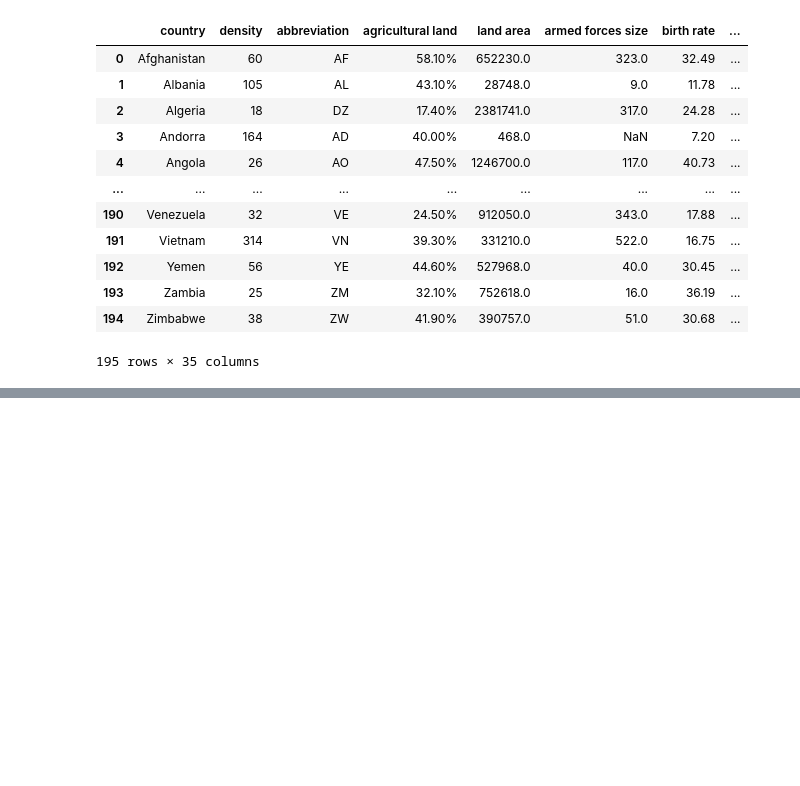
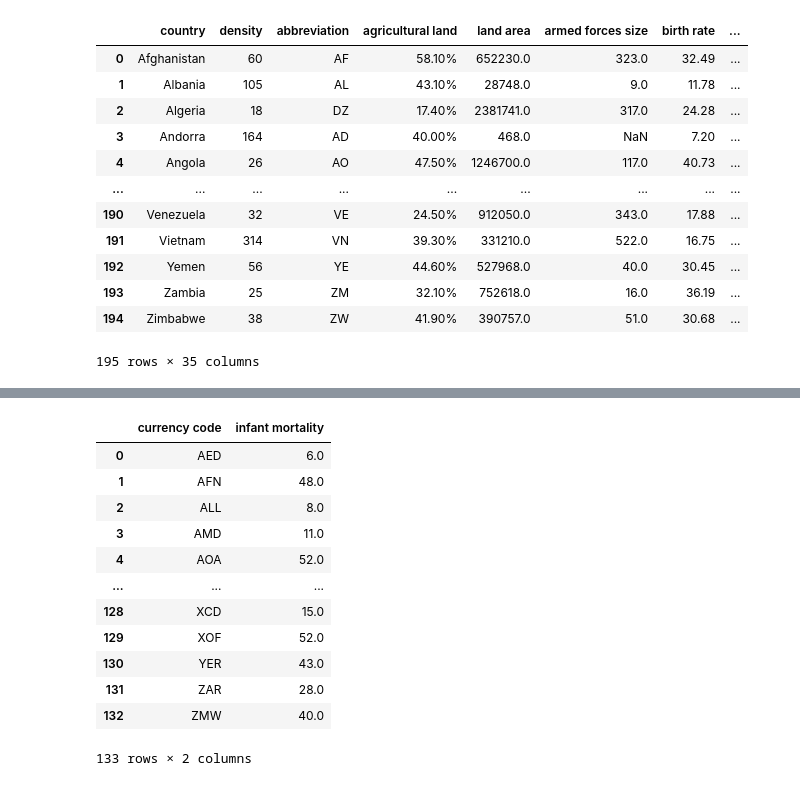
Before and after one commit to LauraGenesis/-promoG-modulo3-sprint1-pairprogramming-ISABEL_CORREA-LAURA_GENESIS, a Jupyter notebook: 2groupby.ipynb, the cells around one changed output, grey strips where cells are left out. Drawn from its saved outputs; the diff is of its cells as text; code cells hidden in the pictures; blank space fills up the shorter version.

```diff
--- a/2groupby.ipynb
+++ b/2groupby.ipynb
@@ -120,0 +169,18 @@ df.to_csv('world-data-limpio2.csv')
+# %%
+#3.¿Cuál es la tasa de mortalidad infantil promedio por moneda?
+mortalidad_por_moneda = df.groupby('currency code')['infant mortality'].mean().round().reset_index()
+mortalidad_por_moneda
+# %% [output]
+|  | currency code | infant mortality |
+| 0 | AED | 6.0 |
+| 1 | AFN | 48.0 |
+| 2 | ALL | 8.0 |
+| 3 | AMD | 11.0 |
+| 4 | AOA | 52.0 |
+| ... | ... | ... |
+| 128 | XCD | 15.0 |
+| 129 | XOF | 52.0 |
+| 130 | YER | 43.0 |
+| 131 | ZAR | 28.0 |
+| 132 | ZMW | 40.0 |
+133 rows × 2 columns
```
Also changed, not shown: parts of 22 cells of this notebook.
